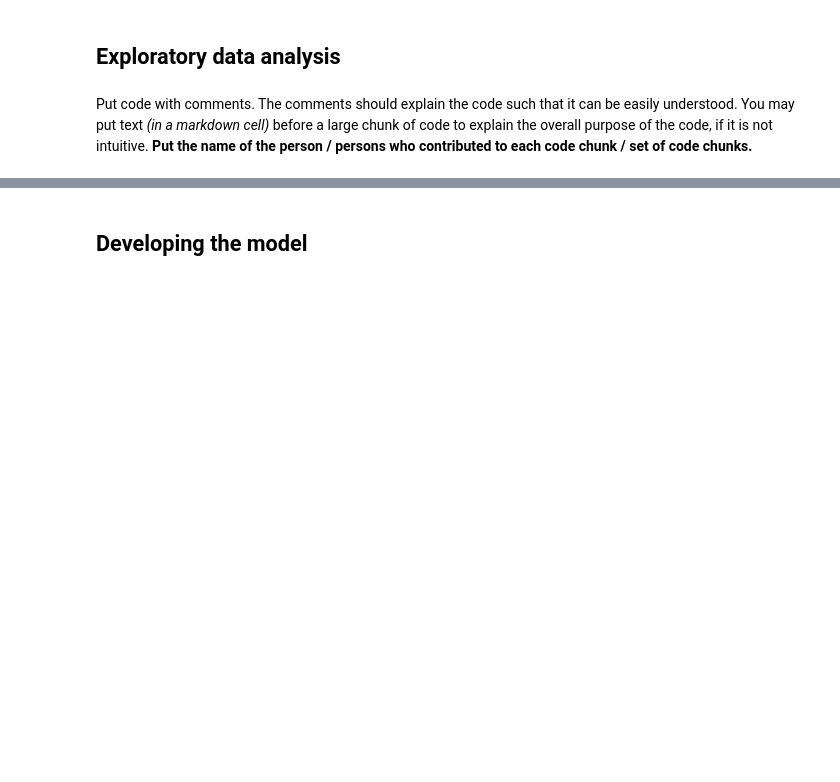
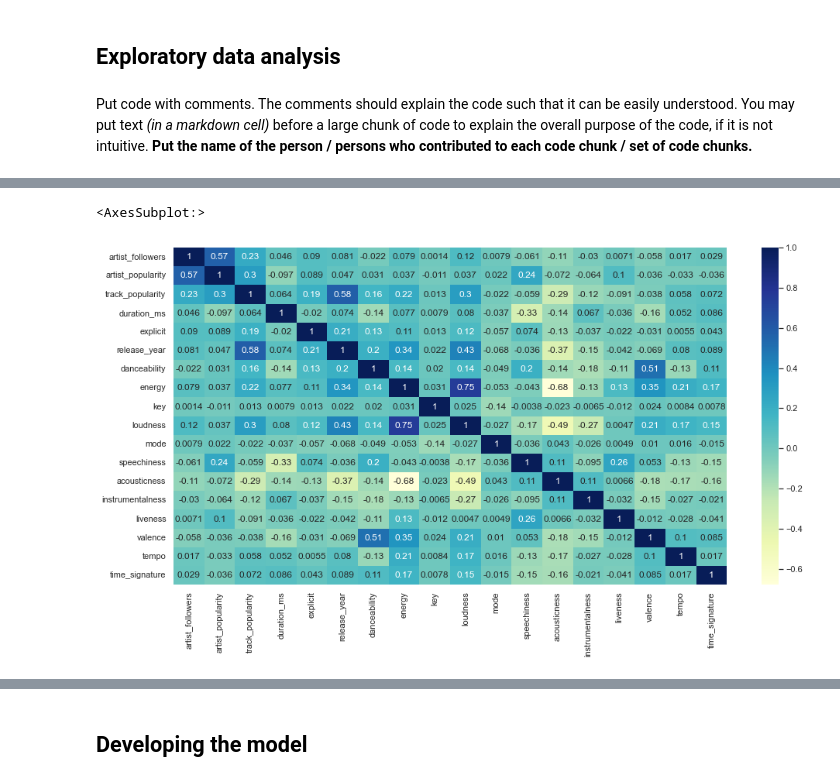
Before and after one commit to jacksterlin/best-303-final, a Jupyter notebook: Project Code Template.ipynb, the cells around one changed output, grey strips where cells are left out. Saved outputs shown, nothing was run; the diff lists cells and outputs as text; code cells hidden in the pictures; blank space fills up the shorter version.

```diff
--- a/Project Code Template.ipynb
+++ b/Project Code Template.ipynb
@@ -236,0 +262,9 @@ Put code with comments. The comments should explain the code such that it can be
+# %%
+# Creating a Heatmap showing all of the correlations
+plt.figure(figsize=(16, 8))
+sns.set(style="whitegrid")
+corr = train.corr()
+sns.heatmap(corr,annot=True, cmap="YlGnBu")
+# %% [output]
+<AxesSubplot:>
+[figure, added]
```
Also changed, not shown: parts of 54 cells of this notebook.
